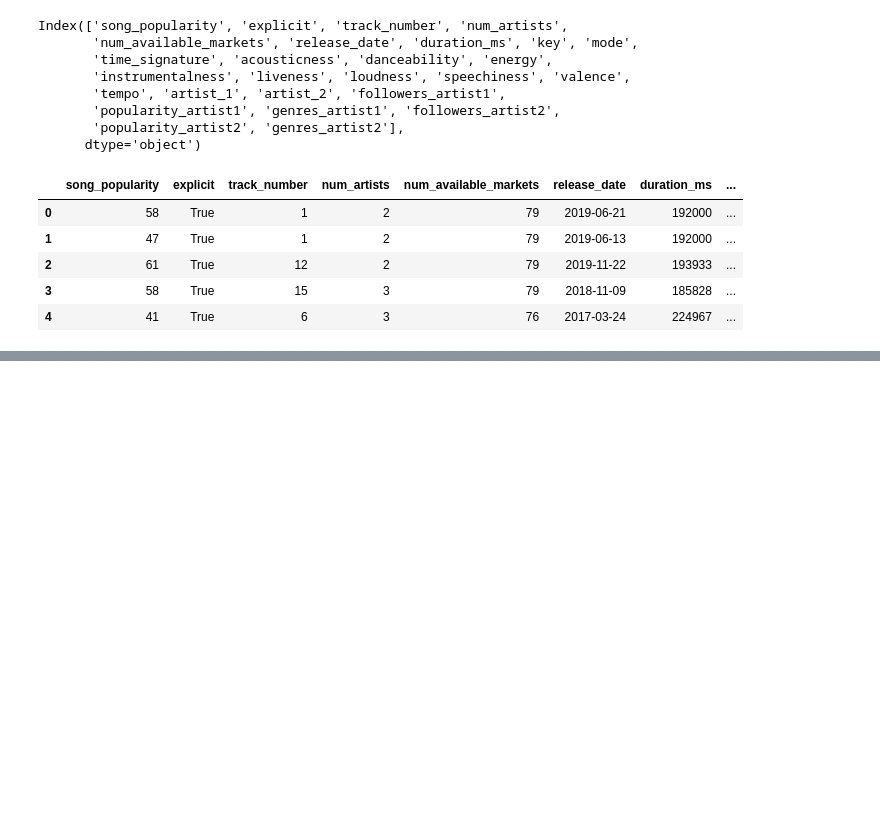
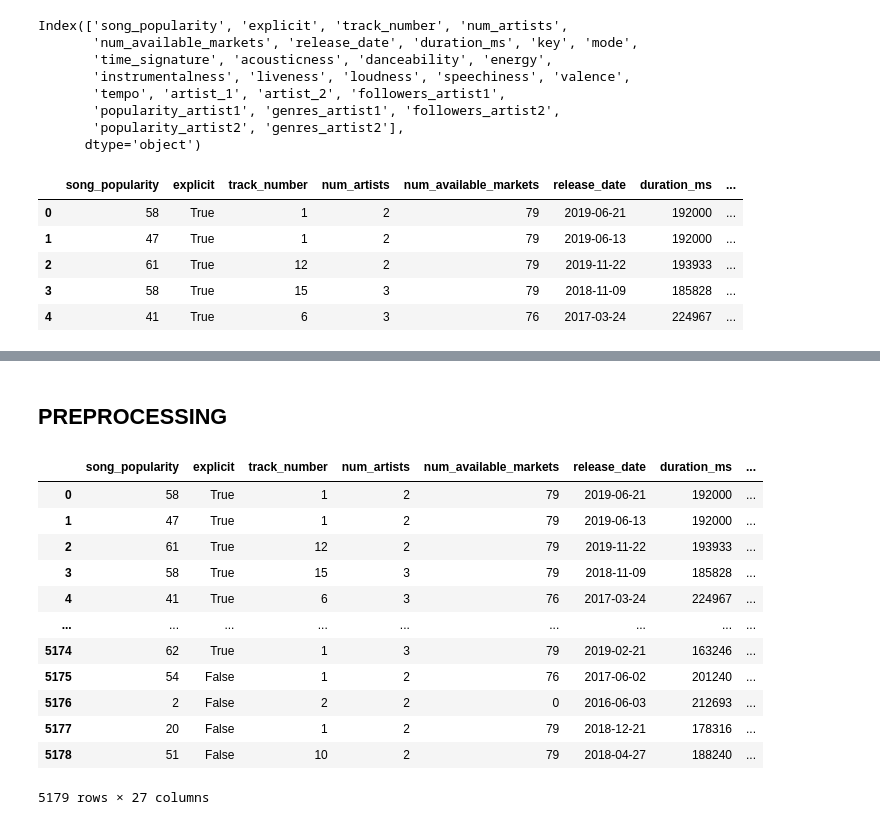
Before and after one commit to anushkavp/Music-Collaboration-Analysis, a Jupyter notebook: Preprocessing.ipynb, the cells around one changed output, grey strips where cells are left out. Saved outputs shown, nothing was run; the diff lists cells and outputs as text; code cells hidden in the pictures; blank space fills up the shorter version.

```diff
--- a/Preprocessing.ipynb
+++ b/Preprocessing.ipynb
@@ -452,0 +446,4 @@ merged_df_with_artist2.head()
+# %%
+merged_df_with_artist2.drop_duplicates(keep=False, inplace=True)
+# %%
+merged_df_with_artist2.reset_index(drop=True, inplace=True)
@@ -461,0 +497,20 @@ merged_df_with_artist2.shape
+# %% [markdown]
+## PREPROCESSING
+# %%
+preprocessing_df = merged_df_with_artist2
+# %%
+preprocessing_df
+# %% [output]
+|  | song_popularity | explicit | track_number | num_artists | num_available_markets | release_date | duration_ms | ... |
+| 0 | 58 | True | 1 | 2 | 79 | 2019-06-21 | 192000 | ... |
+| 1 | 47 | True | 1 | 2 | 79 | 2019-06-13 | 192000 | ... |
+| 2 | 61 | True | 12 | 2 | 79 | 2019-11-22 | 193933 | ... |
+| 3 | 58 | True | 15 | 3 | 79 | 2018-11-09 | 185828 | ... |
+| 4 | 41 | True | 6 | 3 | 76 | 2017-03-24 | 224967 | ... |
+| ... | ... | ... | ... | ... | ... | ... | ... | ... |
+| 5174 | 62 | True | 1 | 3 | 79 | 2019-02-21 | 163246 | ... |
+| 5175 | 54 | False | 1 | 2 | 76 | 2017-06-02 | 201240 | ... |
+| 5176 | 2 | False | 2 | 2 | 0 | 2016-06-03 | 212693 | ... |
+| 5177 | 20 | False | 1 | 2 | 79 | 2018-12-21 | 178316 | ... |
+| 5178 | 51 | False | 10 | 2 | 79 | 2018-04-27 | 188240 | ... |
+5179 rows × 27 columns
```
Also changed, not shown: parts of 54 cells of this notebook, 2 other files.
